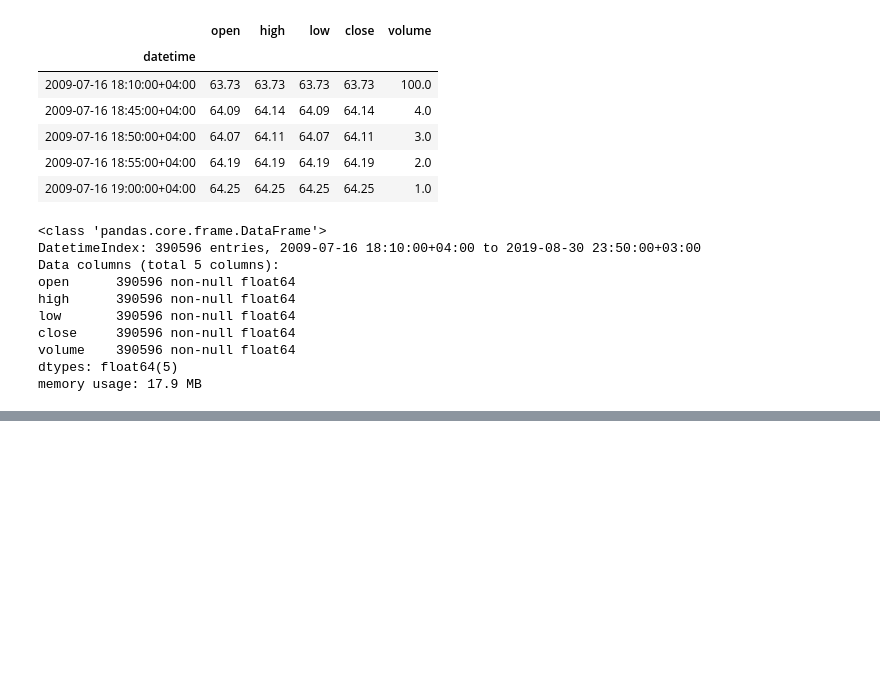
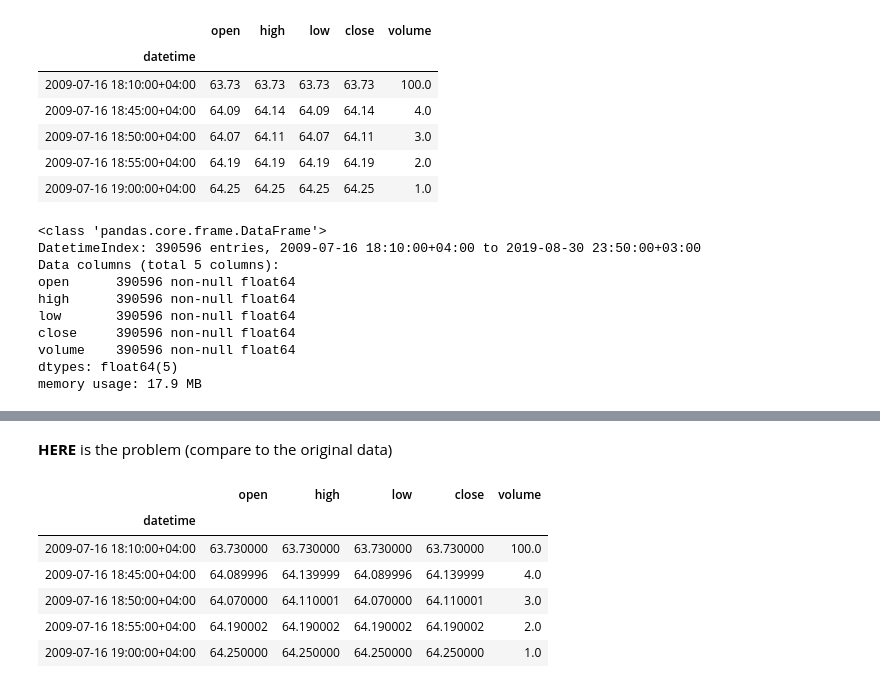
Before and after one commit to mozzherina/cherimoya, a Jupyter notebook: atData.ipynb, the cells around one changed output, grey strips where cells are left out. Saved outputs shown, nothing was run; the diff lists cells and outputs as text; code cells hidden in the pictures; blank space fills up the shorter version.

```diff
--- a/atData.ipynb
+++ b/atData.ipynb
@@ -474,0 +551,12 @@ logging.info("Finish!")
+# %% [markdown]
+__HERE__ is the problem (compare to the original data)
+# %%
+converted_float.head()
+# %% [output]
+|  | open | high | low | close | volume |
+| datetime |  |  |  |  |  |
+| 2009-07-16 18:10:00+04:00 | 63.730000 | 63.730000 | 63.730000 | 63.730000 | 100.0 |
+| 2009-07-16 18:45:00+04:00 | 64.089996 | 64.139999 | 64.089996 | 64.139999 | 4.0 |
+| 2009-07-16 18:50:00+04:00 | 64.070000 | 64.110001 | 64.070000 | 64.110001 | 3.0 |
+| 2009-07-16 18:55:00+04:00 | 64.190002 | 64.190002 | 64.190002 | 64.190002 | 2.0 |
+| 2009-07-16 19:00:00+04:00 | 64.250000 | 64.250000 | 64.250000 | 64.250000 | 1.0 |
```
Also changed, not shown: parts of 26 cells of this notebook, 2 other files.
